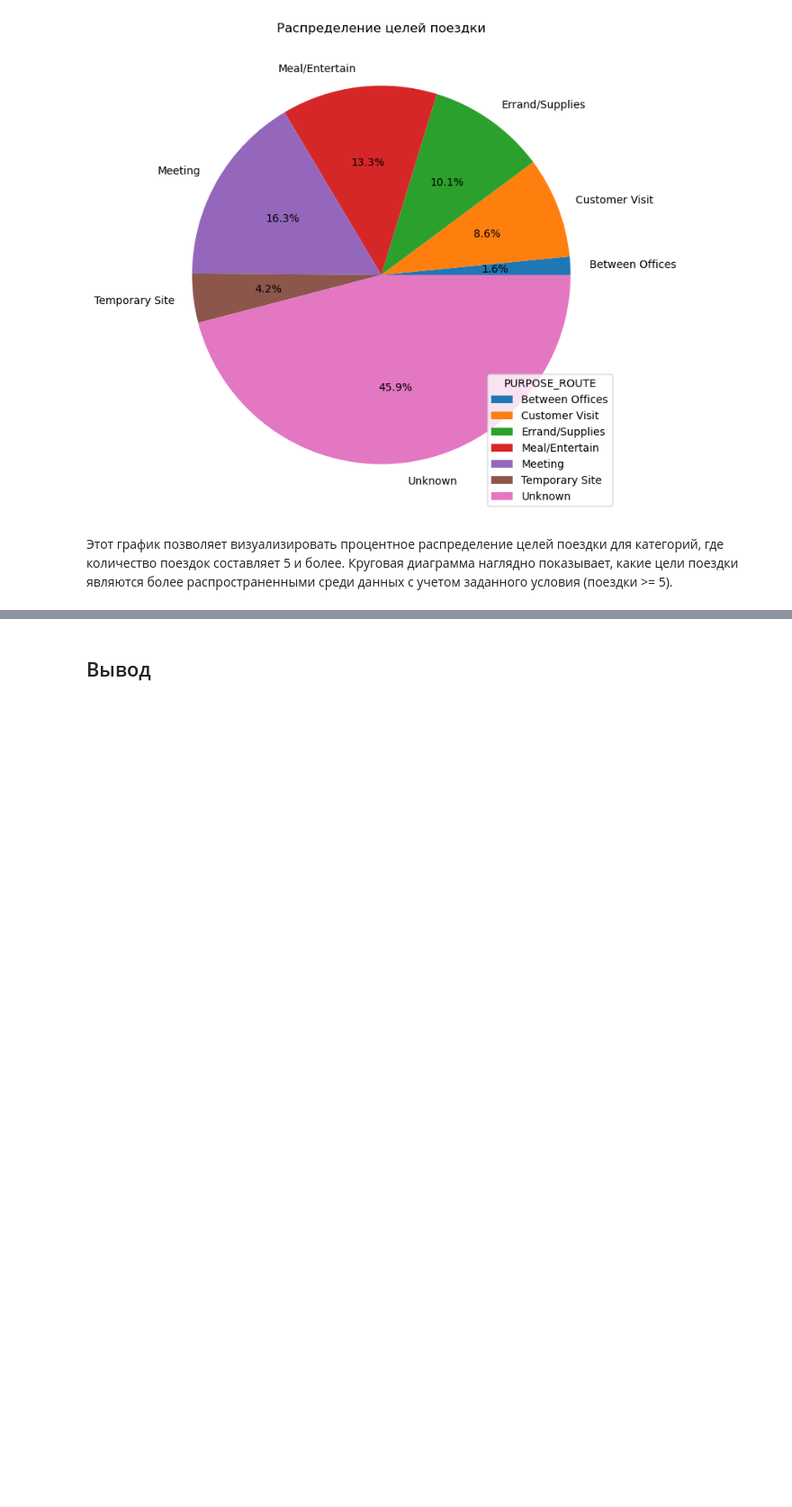
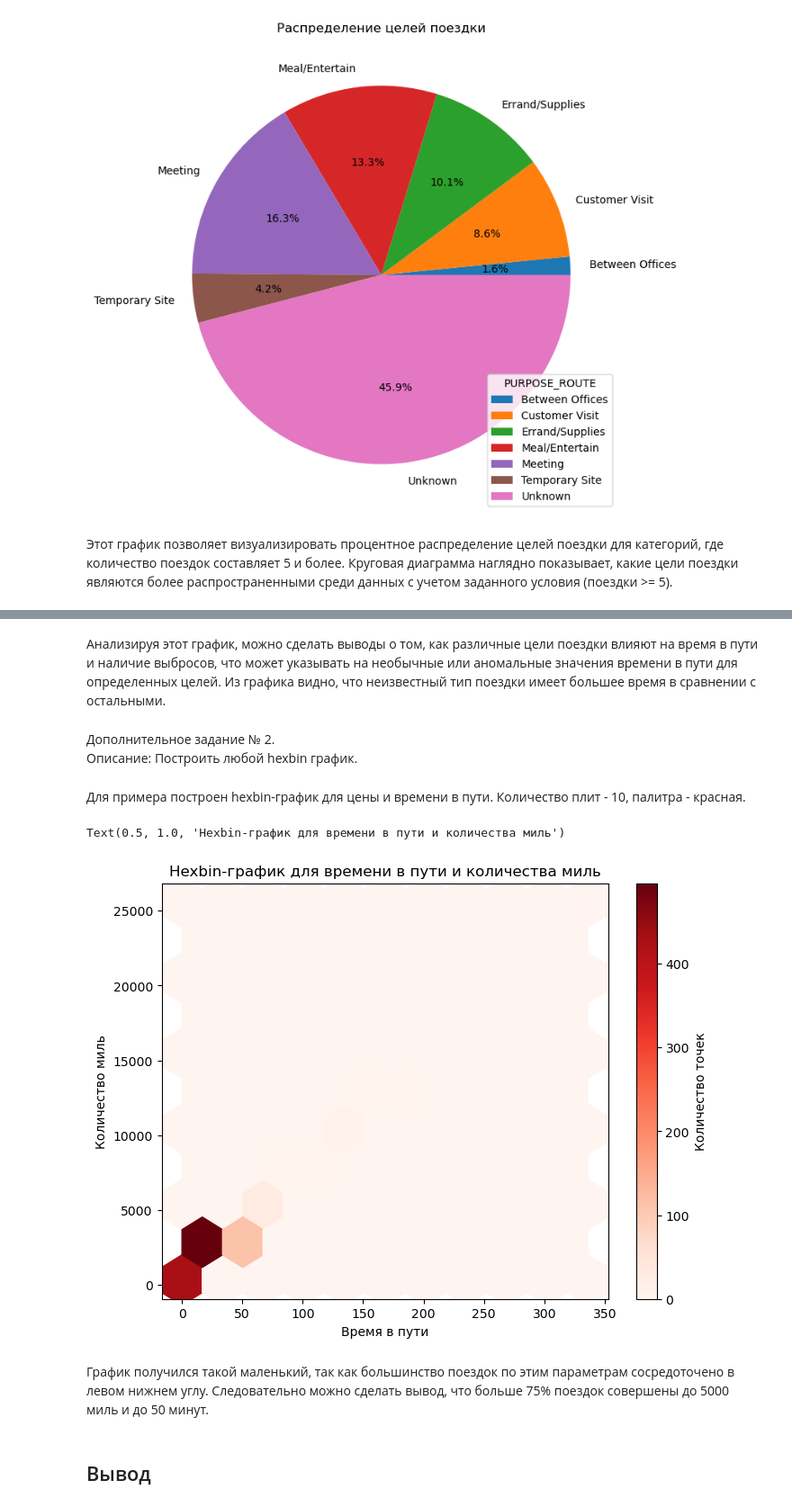
Before and after one commit to TanukiY/DataAnalysis, a Jupyter notebook: LR2/lr2.ipynb, the cells around one changed output, grey strips where cells are left out. Shown: that part at 90% size. Drawn from its saved outputs; the diff is of its cells as text; code cells hidden in the pictures; blank space fills up the shorter version.

```diff
--- a/LR2/lr2.ipynb
+++ b/LR2/lr2.ipynb
@@ -298,3 +316,22 @@ Text(0.5, 1.0, 'Распределение целей поездки')
+# %% [markdown]
+Анализируя этот график, можно сделать выводы о том, как различные цели поездки влияют на время в пути и наличие выбросов, что может указывать на необычные или аномальные значения времени в пути для определенных целей. Из графика видно, что неизвестный тип поездки имеет большее время в сравнении с остальными.
+# %% [markdown]
+Дополнительное задание № 2.<br>
+Описание: Построить любой hexbin график.
+# %% [markdown]
+Для примера построен hexbin-график для цены и времени в пути. Количество плит - 10, палитра - красная.
+# %%
+plt.figure(figsize=(8, 6))
+plt.hexbin(df['TIME'], df['PRICE'], gridsize=10, cmap='Reds')
+plt.colorbar(label='Количество точек')
+plt.xlabel('Время в пути')
+plt.ylabel('Количество миль')
+plt.title('Hexbin-график для времени в пути и количества миль')
+# %% [output]
+Text(0.5, 1.0, 'Hexbin-график для времени в пути и количества миль')
+[figure, added]
+# %% [markdown]
+График получился такой маленький, так как большинство поездок по этим параметрам сосредоточено в левом нижнем углу. Следовательно можно сделать вывод, что больше 75% поездок совершены до 5000 миль и до 50 минут.
 # %% [markdown]
 ## Вывод
 # %% [markdown]
```
Also changed, not shown: parts of 10 cells of this notebook, 2 other files.
